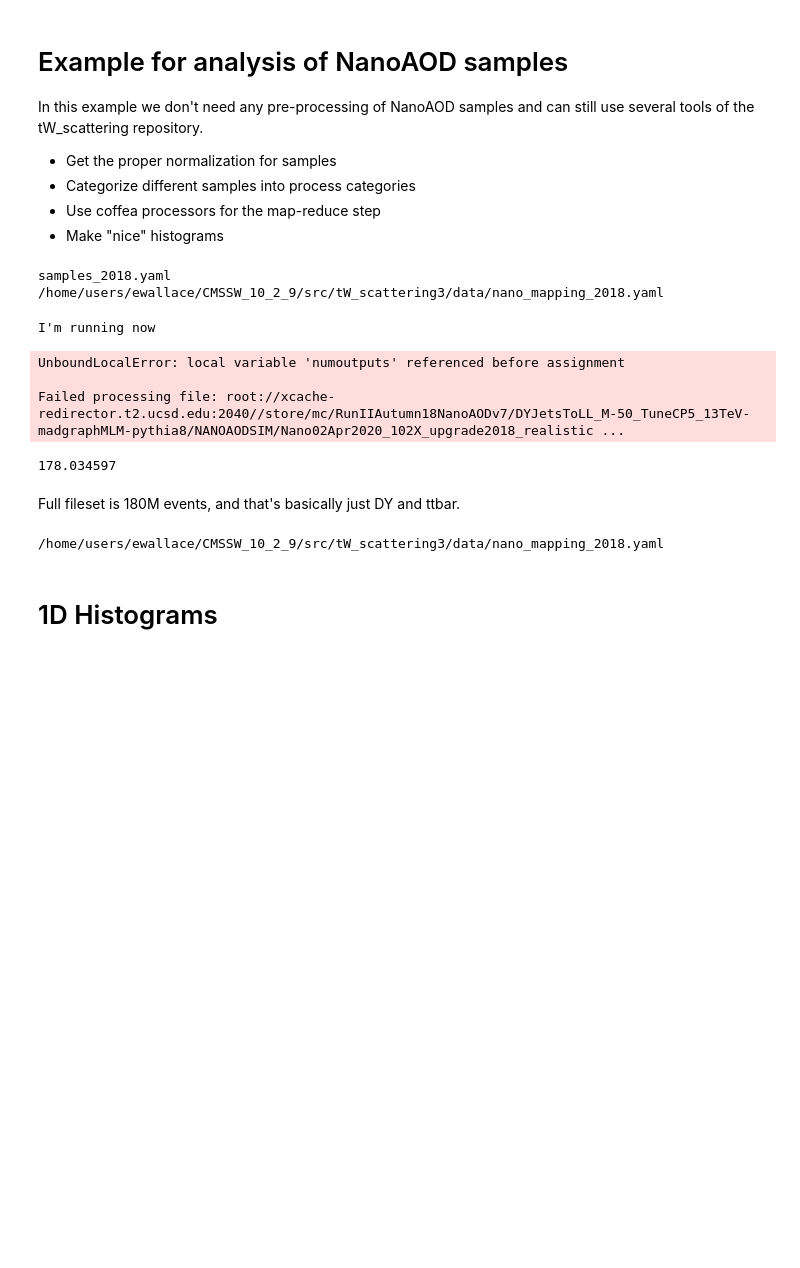
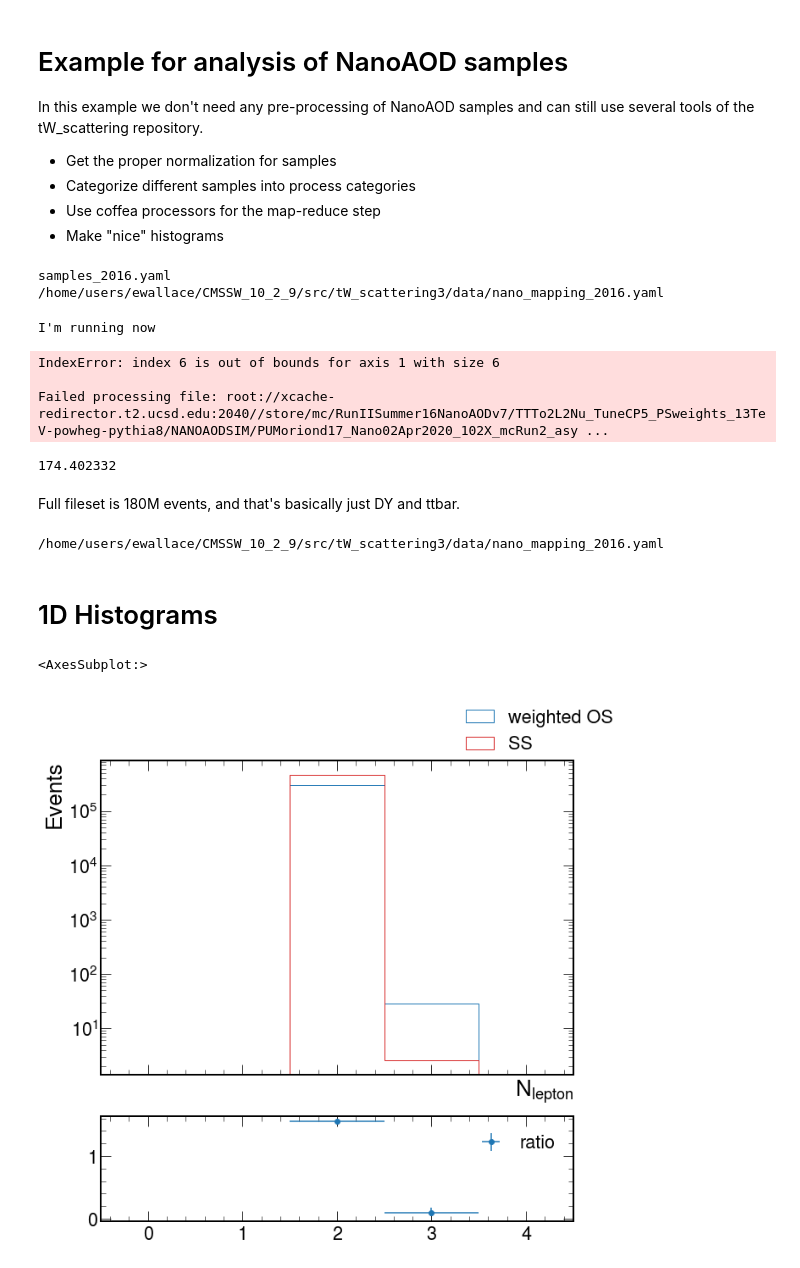
Before and after one commit to JacksonWallace/FCNC, a Jupyter notebook: notebooks/Charge Flip SS.ipynb, the cells around one changed output. Drawn from its saved outputs; the diff is of its cells as text; code cells hidden in the pictures; blank space fills up the shorter version.

```diff
--- a/notebooks/Charge Flip SS.ipynb
+++ b/notebooks/Charge Flip SS.ipynb
@@ -40,14 +40,14 @@ cfg = loadConfig()
 cacheName = 'charge_flip_ss'
 cache = dir_archive(os.path.join(os.path.expandvars(cfg['caches']['base']), cacheName), serialized=True)
 
-year = 2018
+year = 2016
 
 # get a python dictionary of all NanoAOD samples
 # The samples definitions can be found in data/samples.yaml
 samples = get_samples(year)
 
 # make a fileset, taking the definitions in Tools/nano_mapping.py
-fileset = make_fileset(['DY', 'TTZ', 'top',], samples, year, redirector=redirector_ucsd, small=False)
+fileset = make_fileset(['DY', 'top',], samples, year, redirector=redirector_ucsd, small=False)
 #add back in:
 
 # in order for cutflows to work we need to add every process to the output accumulator
@@ -106,16 +106,16 @@ else:
     cache['simple_output']  = output
     cache.dump()
 # %% [output]
-samples_2018.yaml
-/home/users/ewallace/CMSSW_10_2_9/src/tW_scattering3/data/nano_mapping_2018.yaml
+samples_2016.yaml
+/home/users/ewallace/CMSSW_10_2_9/src/tW_scattering3/data/nano_mapping_2016.yaml
 I'm running now
-UnboundLocalError: local variable 'numoutputs' referenced before assignment
+IndexError: index 6 is out of bounds for axis 1 with size 6
 
-Failed processing file: root://xcache-redirector.t2.ucsd.edu:2040//store/mc/RunIIAutumn18NanoAODv7/DYJetsToLL_M-50_TuneCP5_13TeV-madgraphMLM-pythia8/NANOAODSIM/Nano02Apr2020_102X_upgrade2018_realistic ...
+Failed processing file: root://xcache-redirector.t2.ucsd.edu:2040//store/mc/RunIISummer16NanoAODv7/TTTo2L2Nu_TuneCP5_PSweights_13TeV-powheg-pythia8/NANOAODSIM/PUMoriond17_Nano02Apr2020_102X_mcRun2_asy ...
 # %%
 output['totalEvents']['all']/1e6
 # %% [output]
-178.034597
+174.402332
 # %% [markdown]
 Full fileset is 180M events, and that's basically just DY and ttbar.
 # %%
@@ -162,7 +162,7 @@ my_colors = {
     nano_mappings['top'][0]: '#1982C4',
 }
 # %% [output]
-/home/users/ewallace/CMSSW_10_2_9/src/tW_scattering3/data/nano_mapping_2018.yaml
+/home/users/ewallace/CMSSW_10_2_9/src/tW_scattering3/data/nano_mapping_2016.yaml
 # %% [markdown]
 # 1D Histograms
 # %%
@@ -170,32 +170,35 @@ from yahist import Hist1D, Hist2D
 # %%
 tmp1 = output['N_ele'].copy()
 tmp1 = tmp1.rebin('multiplicity', N_bins_red)
 
 
 tmp2 = output['N_ele2'].copy()
 tmp2 = tmp2.rebin('multiplicity', N_bins_red)
 
 h1 = Hist1D.from_bincounts(
     tmp1.sum('dataset').values()[()].T,
     (tmp1.axis('multiplicity').edges()),
 )
 
 h2 = Hist1D.from_bincounts(
     tmp2.sum('dataset').values()[()].T,
     (tmp2.axis('multiplicity').edges()),
 )
 
 fig, (ax1,ax2) = plt.subplots(2, sharex=True, figsize=(10,10), gridspec_kw=dict(height_ratios=[3, 1]))
 h2.plot(ax=ax1, alpha=1, color="C0")
 h1.plot(ax=ax1, alpha=1, color="C3")
 
 ax1.set_yscale("log")
-ax1.set_xlabel(r'$N_{electron}\ $')
+ax1.set_xlabel(r'$N_{lepton}\ $')
 ax1.set_ylabel(r'Events')
 
-fig.legend(["flipped", "weighted"])
+fig.legend(["weighted OS", "SS"])
 
 # Gaussian errors
 #    (num/den).plot(ax=ax2,show_errors=True,label="ratio")
 # Asymmetric Clopper-Pearson errors
 h1.divide(h2, binomial=True).plot(ax=ax2, errors=True, label="ratio")
+# %% [output]
+<AxesSubplot:>
+[figure, added]
```
Also changed, not shown: parts of 7 cells of this notebook, 5 other files.
